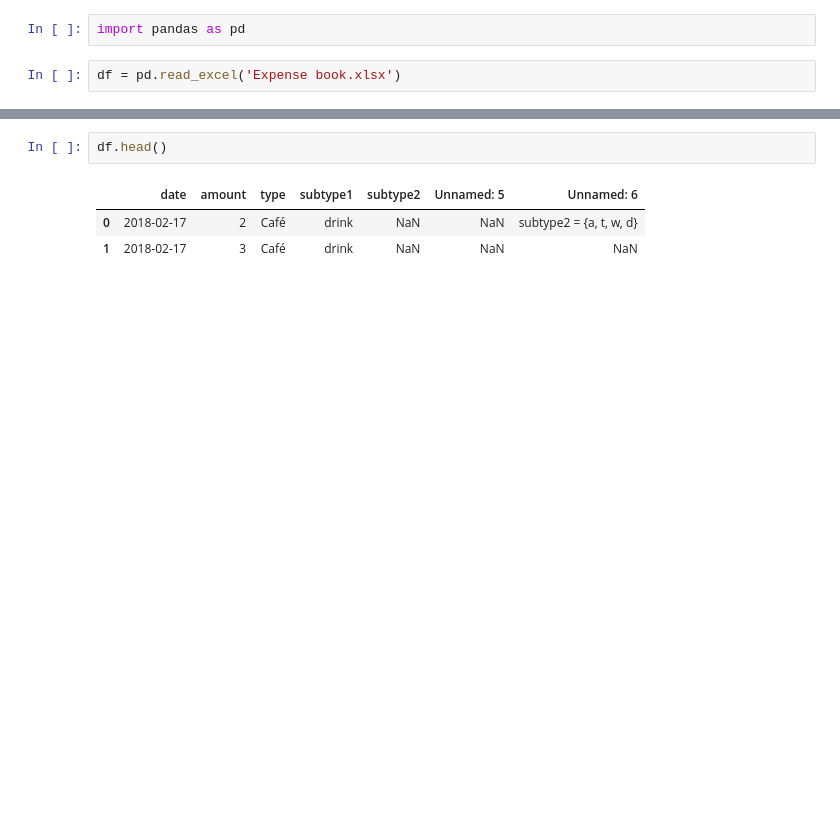
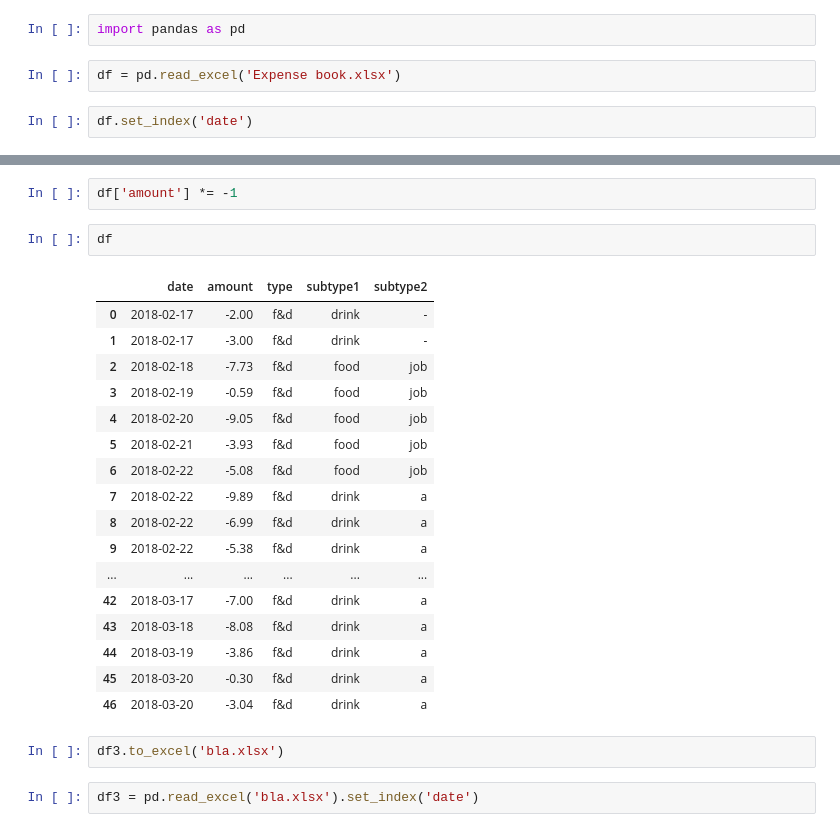
Before and after one commit to sunshinecookie/expense_tracker, a Jupyter notebook: expense_report.ipynb, the cells around one changed output, grey strips where cells are left out. Drawn from its saved outputs; the diff is of its cells as text; blank space fills up the shorter version.

Commit message:
initial dataframe setup

```diff
--- a/expense_report.ipynb
+++ b/expense_report.ipynb
@@ -2,3 +2,5 @@
 import pandas as pd
 # %%
 df = pd.read_excel('Expense book.xlsx')
+# %%
+df.set_index('date')
@@ -5,6 +56,26 @@ df = pd.read_excel('Expense book.xlsx')
+# %%
+df['amount'] *= -1
 # %%
-df.head()
+df
 # %% [output]
-|  | date | amount | type | subtype1 | subtype2 | Unnamed: 5 | Unnamed: 6 |
-| 0 | 2018-02-17 | 2 | Café | drink | NaN | NaN | subtype2 = {a, t, w, d} |
-| 1 | 2018-02-17 | 3 | Café | drink | NaN | NaN | NaN |
+|  | date | amount | type | subtype1 | subtype2 |
+| 0 | 2018-02-17 | -2.00 | f&d | drink | - |
+| 1 | 2018-02-17 | -3.00 | f&d | drink | - |
+| 2 | 2018-02-18 | -7.73 | f&d | food | job |
+| 3 | 2018-02-19 | -0.59 | f&d | food | job |
+| 4 | 2018-02-20 | -9.05 | f&d | food | job |
+| 5 | 2018-02-21 | -3.93 | f&d | food | job |
+| 6 | 2018-02-22 | -5.08 | f&d | food | job |
+| 7 | 2018-02-22 | -9.89 | f&d | drink | a |
+| 8 | 2018-02-22 | -6.99 | f&d | drink | a |
+| 9 | 2018-02-22 | -5.38 | f&d | drink | a |
+| ... | ... | ... | ... | ... | ... |
+| 42 | 2018-03-17 | -7.00 | f&d | drink | a |
+| 43 | 2018-03-18 | -8.08 | f&d | drink | a |
+| 44 | 2018-03-19 | -3.86 | f&d | drink | a |
+| 45 | 2018-03-20 | -0.30 | f&d | drink | a |
+| 46 | 2018-03-20 | -3.04 | f&d | drink | a |
+# %%
+df3.to_excel('bla.xlsx')
+# %%
+df3 = pd.read_excel('bla.xlsx').set_index('date')
```
Also changed, not shown: parts of 5 cells of this notebook, 1 other file.
